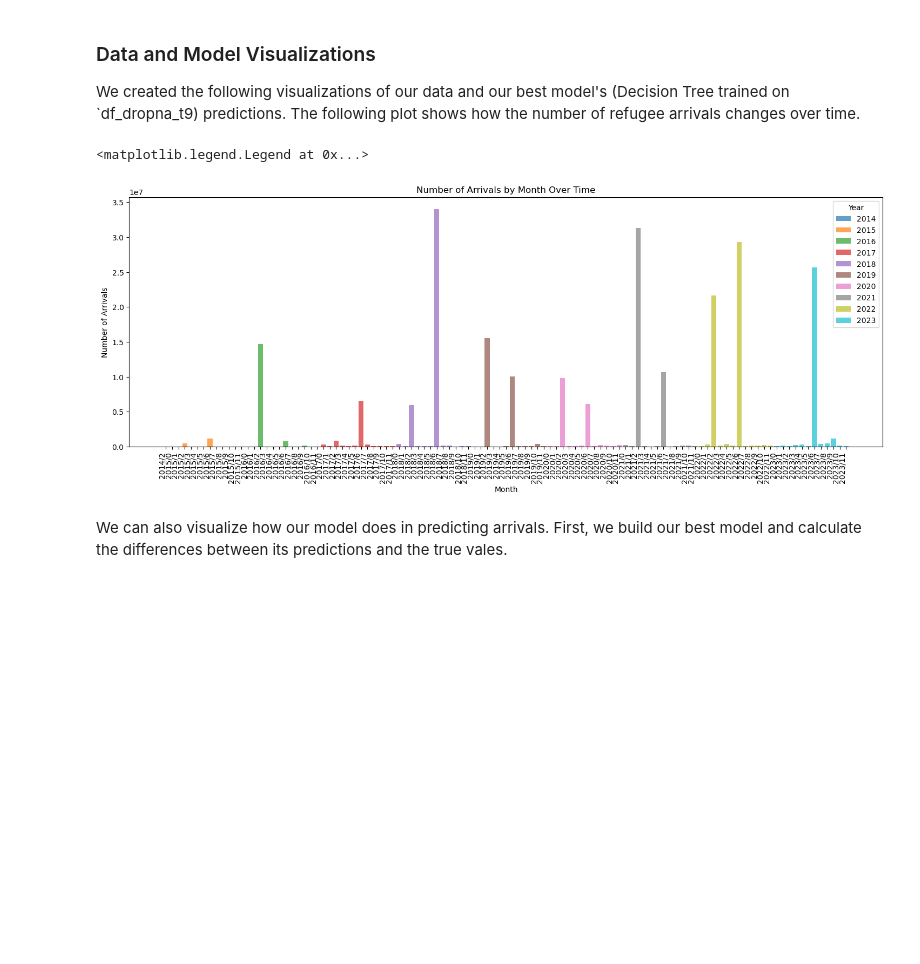
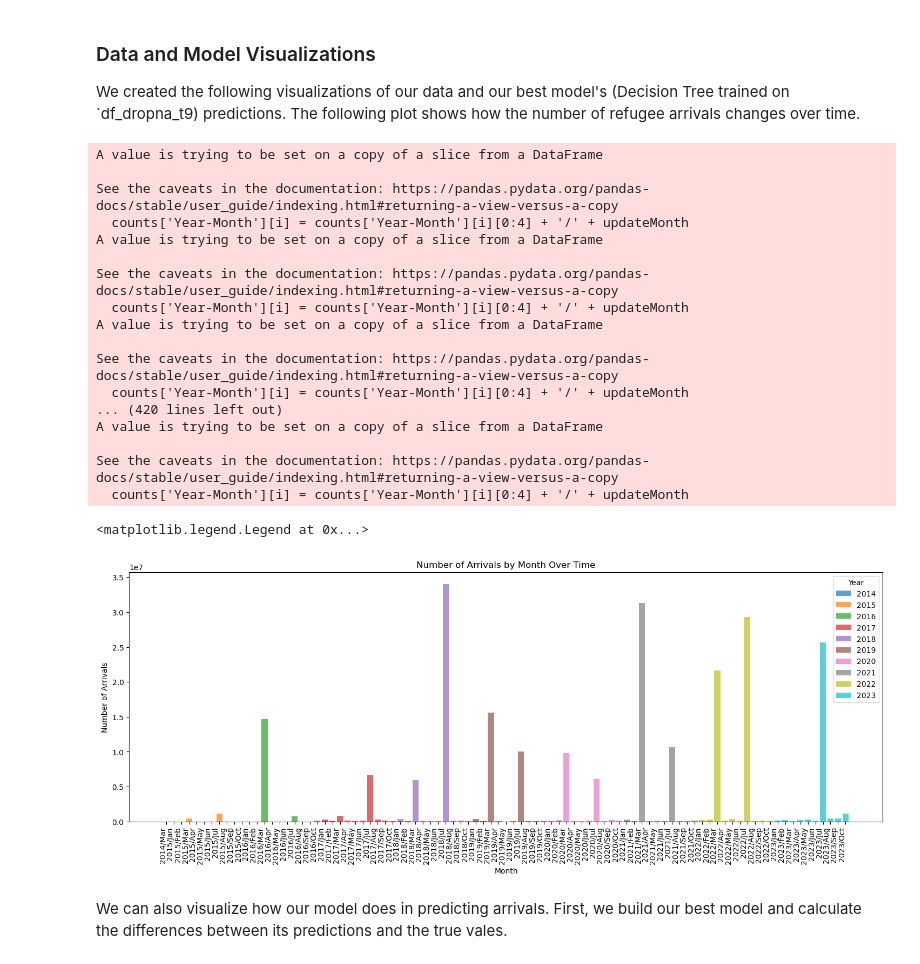
Before and after one commit to jamiehax/UNHCR-ml-challenge, a Jupyter notebook: blog.ipynb, the cells around one changed output. Drawn from its saved outputs; the diff is of its cells as text; code cells hidden in the pictures; blank space fills up the shorter version.

```diff
--- a/blog.ipynb
+++ b/blog.ipynb
@@ -290,35 +290,60 @@ We created the following visualizations of our data and our best model's (Decisi
 # %%
 import matplotlib.pyplot as plt
 counts = df.groupby(['Year', 'Month'])['Arrivals'].sum().reset_index()
 # Set figure size
 plt.figure(figsize=(18, 6))
 
 # Combine year and month to create a new column for x-axis
 counts['Year-Month'] = counts['Year'].astype(str) + '/' + counts['Month'].astype(str)
+counts = counts.sort_values(by=['Year-Month', 'Arrivals'], ascending=[True, True])
+
+months = ['Jan', 'Feb', 'Mar', 'Apr', 'May', 'Jun', 'Jul', 'Aug', 'Sep', 'Oct', 'Nov', 'Dec']
+for i in range(len(counts['Year-Month'])):
+    update = counts['Year-Month'][i]
+    updateSlice = update[-1]
+    updateMonth =  months[int(updateSlice)]
+    counts['Year-Month'][i] = counts['Year-Month'][i][0:4] + '/' + updateMonth
 
 # Set x-axis ticks and labels
 x_ticks = counts['Year-Month'].unique()
 x_labels = counts['Month'].unique()
 
 # Loop through each year and plot the number of orders as bars
 for year in counts['Year'].unique():
     year_data = counts[counts['Year'] == year]
     plt.bar(year_data['Year-Month'], year_data['Arrivals'], label=str(year), alpha=0.7)
 
 # Set x-axis ticks and labels
 plt.xticks(ticks=range(len(x_ticks)))
 
 # Rotate x-axis labels for better readability
 plt.xticks(rotation=90, ha='right')
 
 # Add labels and title
 plt.xlabel('Month')
 plt.ylabel('Number of Arrivals')
 plt.title('Number of Arrivals by Month Over Time')
 plt.legend(title='Year')
 # %% [output]
-<matplotlib.legend.Legend at 0x...>
+A value is trying to be set on a copy of a slice from a DataFrame
+
+See the caveats in the documentation: https://pandas.pydata.org/pandas-docs/stable/user_guide/indexing.html#returning-a-view-versus-a-copy
+  counts['Year-Month'][i] = counts['Year-Month'][i][0:4] + '/' + updateMonth
+A value is trying to be set on a copy of a slice from a DataFrame
+
+See the caveats in the documentation: https://pandas.pydata.org/pandas-docs/stable/user_guide/indexing.html#returning-a-view-versus-a-copy
+  counts['Year-Month'][i] = counts['Year-Month'][i][0:4] + '/' + updateMonth
+A value is trying to be set on a copy of a slice from a DataFrame
+
+See the caveats in the documentation: https://pandas.pydata.org/pandas-docs/stable/user_guide/indexing.html#returning-a-view-versus-a-copy
+  counts['Year-Month'][i] = counts['Year-Month'][i][0:4] + '/' + updateMonth
+... (420 lines left out)
+A value is trying to be set on a copy of a slice from a DataFrame
+
+See the caveats in the documentation: https://pandas.pydata.org/pandas-docs/stable/user_guide/indexing.html#returning-a-view-versus-a-copy
+  counts['Year-Month'][i] = counts['Year-Month'][i][0:4] + '/' + updateMonth
+<matplotlib.legend.Legend at 0x...>
-[figure, old version]
+[figure, new version]
 # %% [markdown]
 We can also visualize how our model does in predicting arrivals. First, we build our best model and calculate the differences between its predictions and the true vales.
 # %%
```
Also changed, not shown: parts of 5 cells of this notebook.
